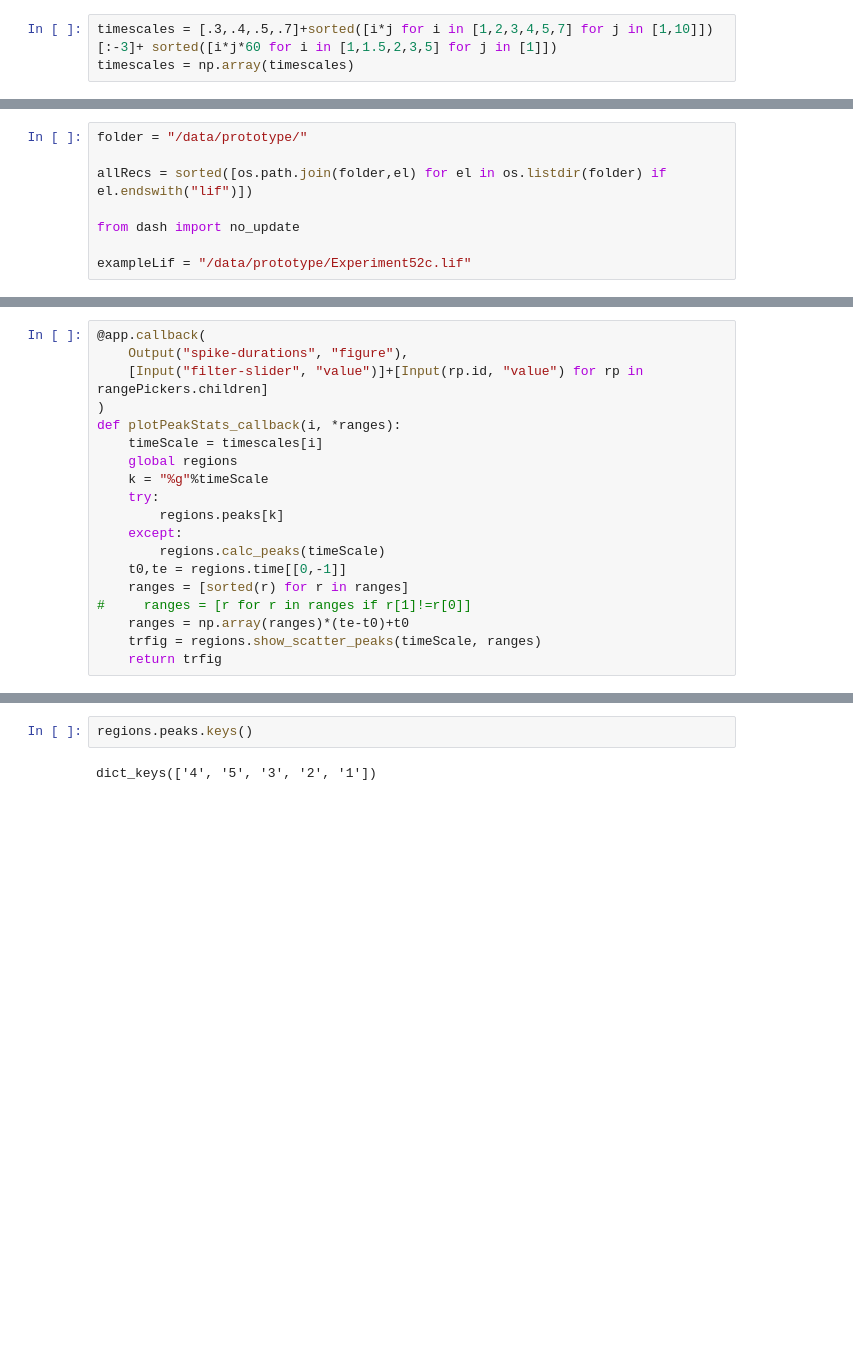
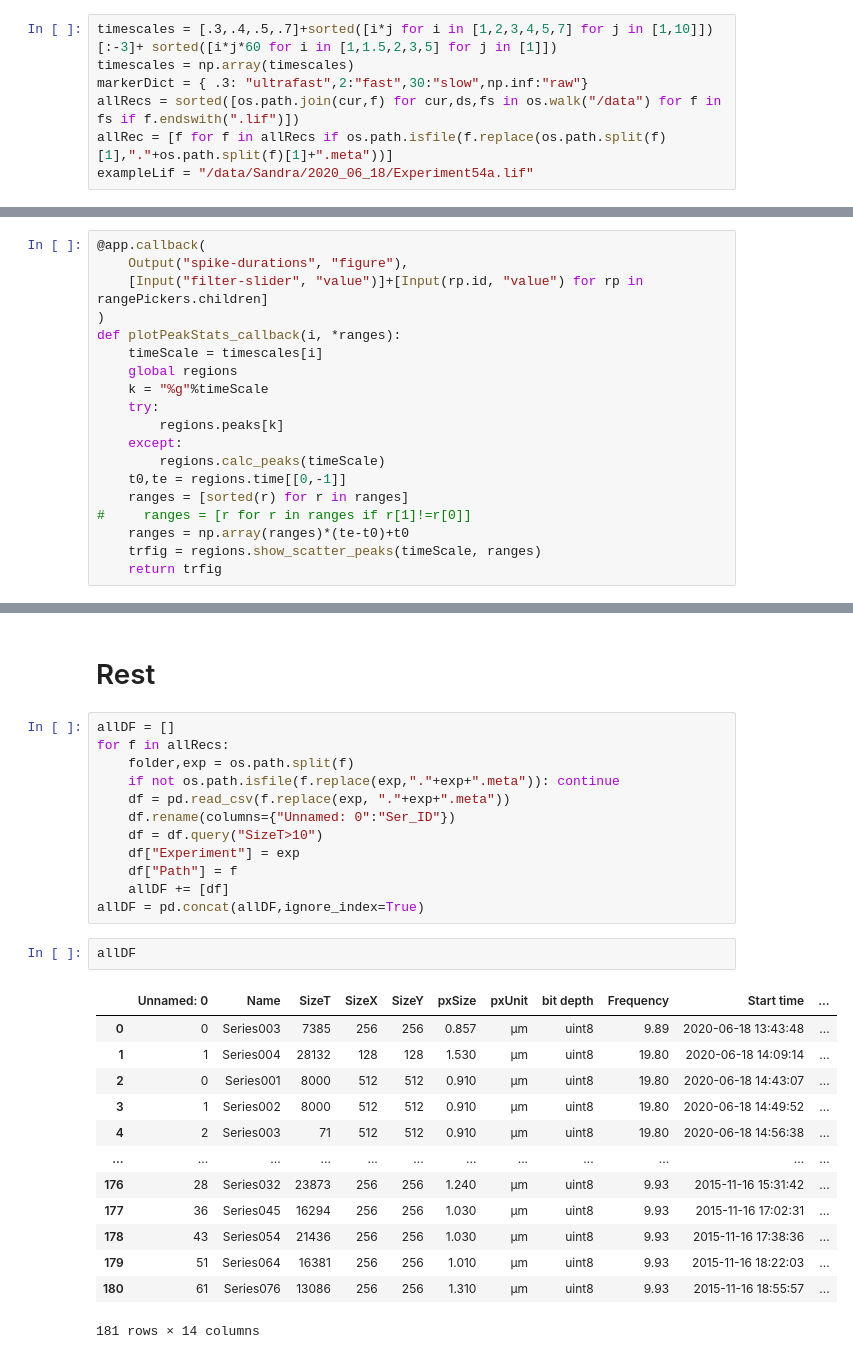
Before and after one commit to szarma/Physio_Ca, a Jupyter notebook: app/explore_roi_1.ipynb, the cells around one changed output, grey strips where cells are left out. Cells and saved outputs as stored; diff of their text form; blank space fills up the shorter version.

Commit message:
Started processing script

```diff
--- a/app/explore_roi_1.ipynb
+++ b/app/explore_roi_1.ipynb
@@ -63,3 +66,7 @@ def tryexcept(x,default):
 # %%
 timescales = [.3,.4,.5,.7]+sorted([i*j for i in [1,2,3,4,5,7] for j in [1,10]])[:-3]+ sorted([i*j*60 for i in [1,1.5,2,3,5] for j in [1]])
 timescales = np.array(timescales)
+markerDict = { .3: "ultrafast",2:"fast",30:"slow",np.inf:"raw"}
+allRecs = sorted([os.path.join(cur,f) for cur,ds,fs in os.walk("/data") for f in fs if f.endswith(".lif")])
+allRec = [f for f in allRecs if os.path.isfile(f.replace(os.path.split(f)[1],"."+os.path.split(f)[1]+".meta"))]
+exampleLif = "/data/Sandra/2020_06_18/Experiment54a.lif"
@@ -68,10 +73,2 @@ markerDict = { .3: "ultrafast",2:"fast",60:"slow"}
-# %%
-folder = "/data/prototype/"
-
-allRecs = sorted([os.path.join(folder,el) for el in os.listdir(folder) if el.endswith("lif")])
-
-from dash import no_update
-
-exampleLif = "/data/prototype/Experiment52c.lif"
 # %%
 app = JupyterDash(__name__,
@@ -399,4 +476,30 @@ open the following link in a different tab (do not close this tab!): https://ctn
-# %%
-regions.peaks.keys()
-# %% [output]
-dict_keys(['4', '5', '3', '2', '1'])
+# %% [markdown]
+# Rest
+# %%
+allDF = []
+for f in allRecs:
+    folder,exp = os.path.split(f)
+    if not os.path.isfile(f.replace(exp,"."+exp+".meta")): continue
+    df = pd.read_csv(f.replace(exp, "."+exp+".meta"))
+    df.rename(columns={"Unnamed: 0":"Ser_ID"})
+    df = df.query("SizeT>10")
+    df["Experiment"] = exp
+    df["Path"] = f
+    allDF += [df]
+allDF = pd.concat(allDF,ignore_index=True)
+# %%
+allDF
+# %% [output]
+|  | Unnamed: 0 | Name | SizeT | SizeX | SizeY | pxSize | pxUnit | bit depth | Frequency | Start time | ... |
+| 0 | 0 | Series003 | 7385 | 256 | 256 | 0.857 | µm | uint8 | 9.89 | 2020-06-18 13:43:48 | ... |
+| 1 | 1 | Series004 | 28132 | 128 | 128 | 1.530 | µm | uint8 | 19.80 | 2020-06-18 14:09:14 | ... |
+| 2 | 0 | Series001 | 8000 | 512 | 512 | 0.910 | µm | uint8 | 19.80 | 2020-06-18 14:43:07 | ... |
+| 3 | 1 | Series002 | 8000 | 512 | 512 | 0.910 | µm | uint8 | 19.80 | 2020-06-18 14:49:52 | ... |
+| 4 | 2 | Series003 | 71 | 512 | 512 | 0.910 | µm | uint8 | 19.80 | 2020-06-18 14:56:38 | ... |
+| ... | ... | ... | ... | ... | ... | ... | ... | ... | ... | ... | ... |
+| 176 | 28 | Series032 | 23873 | 256 | 256 | 1.240 | µm | uint8 | 9.93 | 2015-11-16 15:31:42 | ... |
+| 177 | 36 | Series045 | 16294 | 256 | 256 | 1.030 | µm | uint8 | 9.93 | 2015-11-16 17:02:31 | ... |
+| 178 | 43 | Series054 | 21436 | 256 | 256 | 1.030 | µm | uint8 | 9.93 | 2015-11-16 17:38:36 | ... |
+| 179 | 51 | Series064 | 16381 | 256 | 256 | 1.010 | µm | uint8 | 9.93 | 2015-11-16 18:22:03 | ... |
+| 180 | 61 | Series076 | 13086 | 256 | 256 | 1.310 | µm | uint8 | 9.93 | 2015-11-16 18:55:57 | ... |
+181 rows × 14 columns
```
Also changed, not shown: parts of 25 cells of this notebook, 5 other files.
